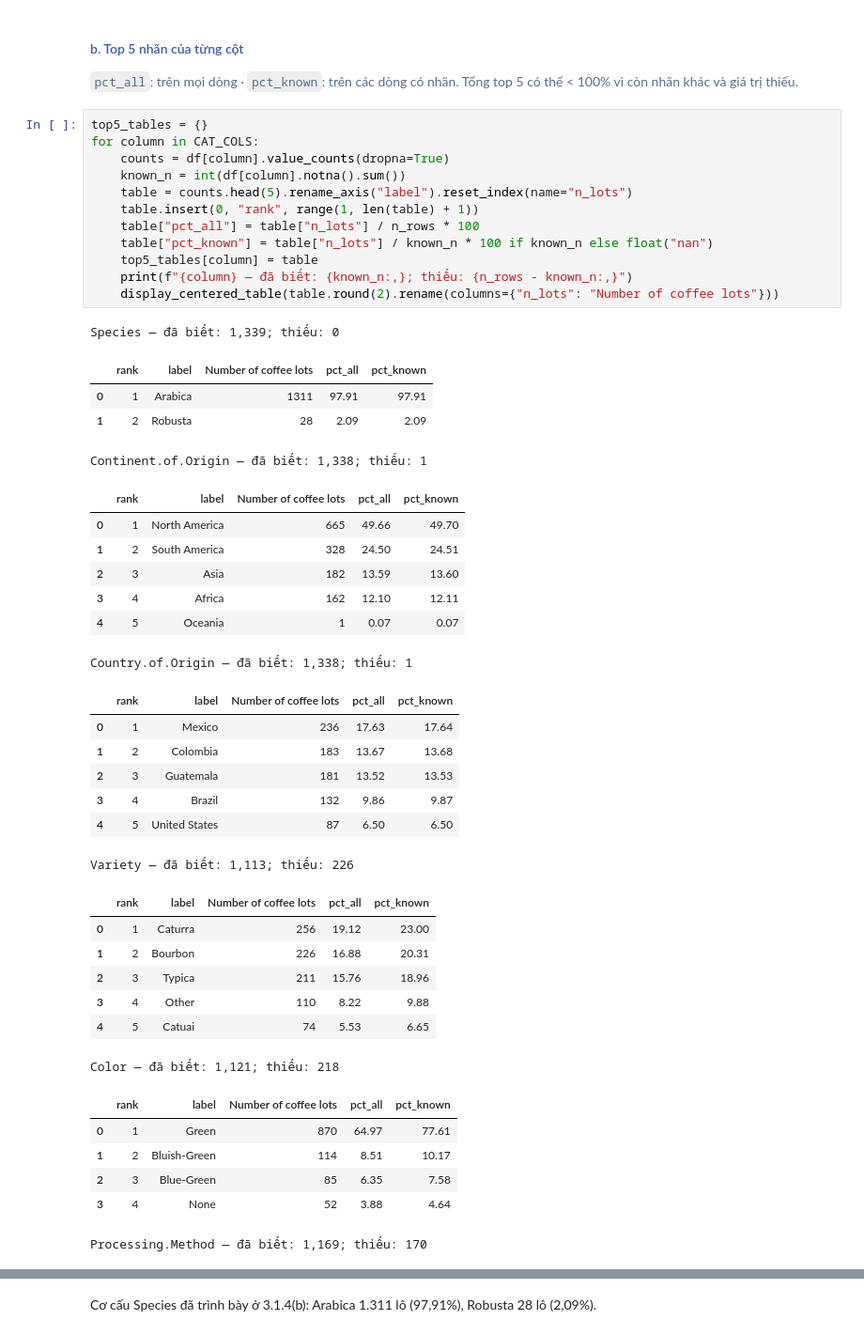
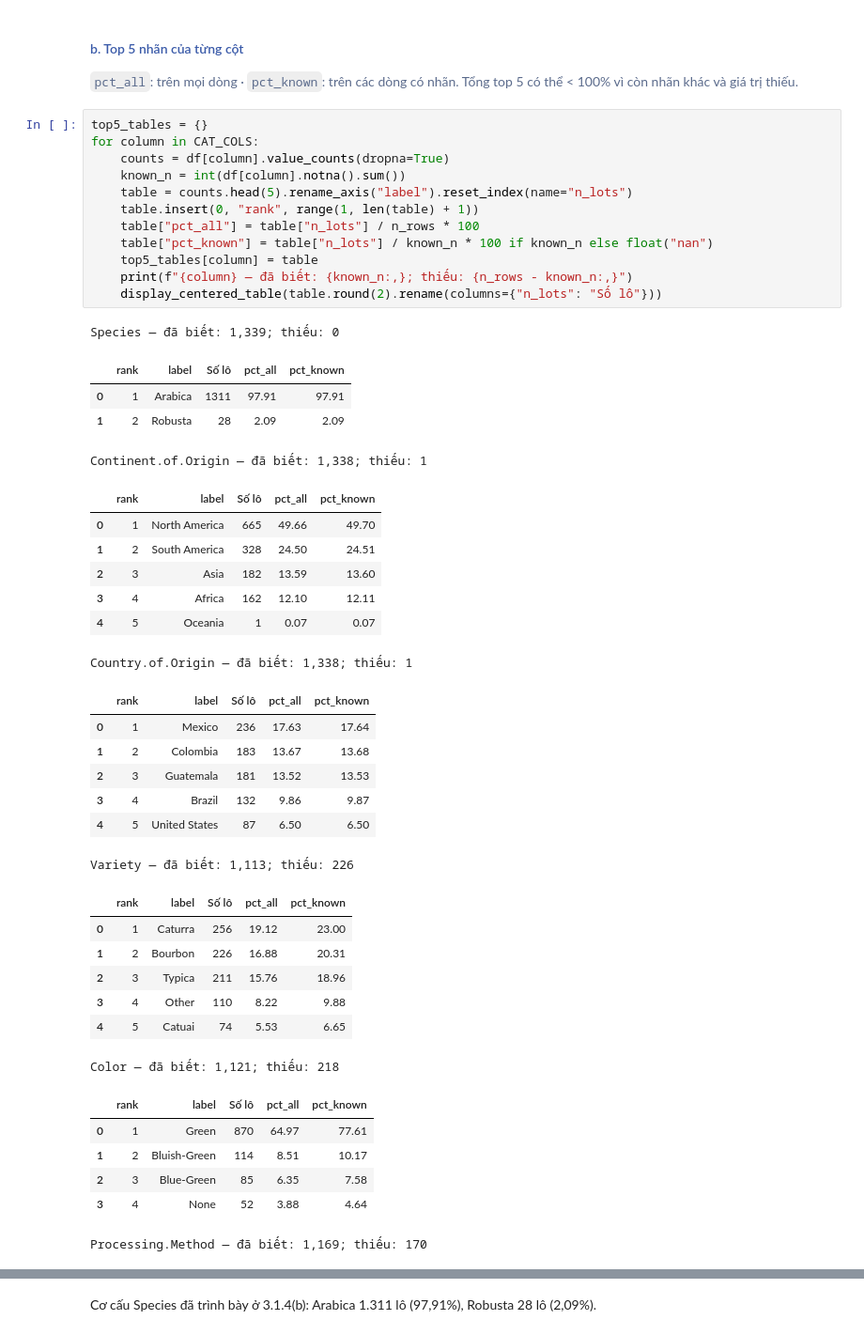
Before and after one commit to dnhoang-2006/coffee-quality, a Jupyter notebook: notebooks/01_collection_exploration.ipynb, the cells around one changed output, grey strips where cells are left out. Shown at 94% size. Cells and saved outputs as stored; diff of their text form.

```diff
--- a/notebooks/01_collection_exploration.ipynb
+++ b/notebooks/01_collection_exploration.ipynb
@@ -1349,43 +1344,43 @@ display_centered_table(cat_summary.reset_index().round(2))
 # %%
 top5_tables = {}
 for column in CAT_COLS:
     counts = df[column].value_counts(dropna=True)
     known_n = int(df[column].notna().sum())
     table = counts.head(5).rename_axis("label").reset_index(name="n_lots")
     table.insert(0, "rank", range(1, len(table) + 1))
     table["pct_all"] = table["n_lots"] / n_rows * 100
     table["pct_known"] = table["n_lots"] / known_n * 100 if known_n else float("nan")
     top5_tables[column] = table
     print(f"{column} — đã biết: {known_n:,}; thiếu: {n_rows - known_n:,}")
-    display_centered_table(table.round(2).rename(columns={"n_lots": "Number of coffee lots"}))
+    display_centered_table(table.round(2).rename(columns={"n_lots": "Số lô"}))
 # %% [output]
 Species — đã biết: 1,339; thiếu: 0
-|  | rank | label | Number of coffee lots | pct_all | pct_known |
+|  | rank | label | Số lô | pct_all | pct_known |
 | 0 | 1 | Arabica | 1311 | 97.91 | 97.91 |
 | 1 | 2 | Robusta | 28 | 2.09 | 2.09 |
 Continent.of.Origin — đã biết: 1,338; thiếu: 1
-|  | rank | label | Number of coffee lots | pct_all | pct_known |
+|  | rank | label | Số lô | pct_all | pct_known |
 | 0 | 1 | North America | 665 | 49.66 | 49.70 |
 | 1 | 2 | South America | 328 | 24.50 | 24.51 |
 | 2 | 3 | Asia | 182 | 13.59 | 13.60 |
 | 3 | 4 | Africa | 162 | 12.10 | 12.11 |
 | 4 | 5 | Oceania | 1 | 0.07 | 0.07 |
 Country.of.Origin — đã biết: 1,338; thiếu: 1
-|  | rank | label | Number of coffee lots | pct_all | pct_known |
+|  | rank | label | Số lô | pct_all | pct_known |
 | 0 | 1 | Mexico | 236 | 17.63 | 17.64 |
 | 1 | 2 | Colombia | 183 | 13.67 | 13.68 |
 | 2 | 3 | Guatemala | 181 | 13.52 | 13.53 |
 | 3 | 4 | Brazil | 132 | 9.86 | 9.87 |
 | 4 | 5 | United States | 87 | 6.50 | 6.50 |
 Variety — đã biết: 1,113; thiếu: 226
-|  | rank | label | Number of coffee lots | pct_all | pct_known |
+|  | rank | label | Số lô | pct_all | pct_known |
 | 0 | 1 | Caturra | 256 | 19.12 | 23.00 |
 | 1 | 2 | Bourbon | 226 | 16.88 | 20.31 |
 | 2 | 3 | Typica | 211 | 15.76 | 18.96 |
 | 3 | 4 | Other | 110 | 8.22 | 9.88 |
 | 4 | 5 | Catuai | 74 | 5.53 | 6.65 |
 Color — đã biết: 1,121; thiếu: 218
-|  | rank | label | Number of coffee lots | pct_all | pct_known |
+|  | rank | label | Số lô | pct_all | pct_known |
 | 0 | 1 | Green | 870 | 64.97 | 77.61 |
 | 1 | 2 | Bluish-Green | 114 | 8.51 | 10.17 |
 | 2 | 3 | Blue-Green | 85 | 6.35 | 7.58 |
```
Also changed, not shown: parts of 13 cells of this notebook, 1 other file.
